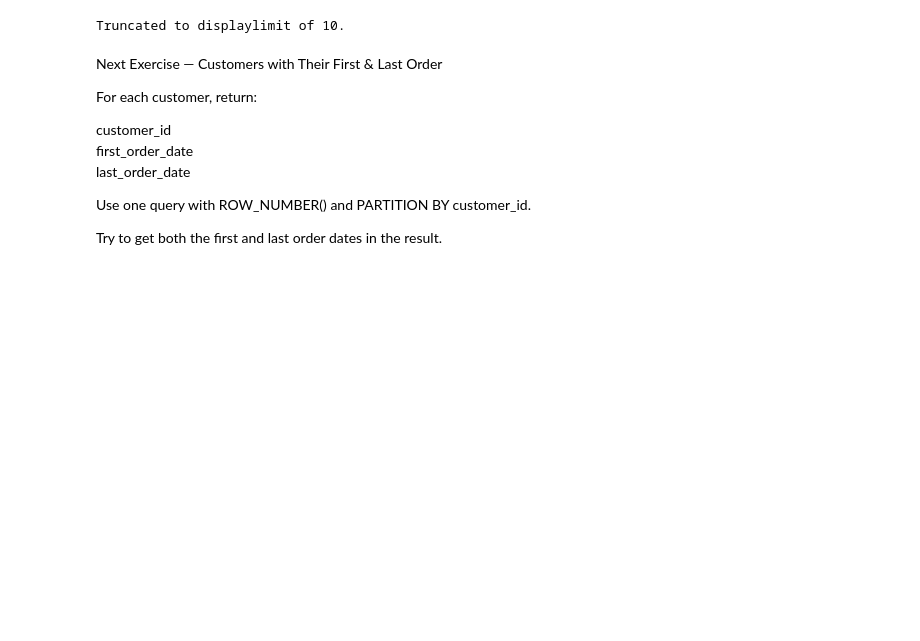
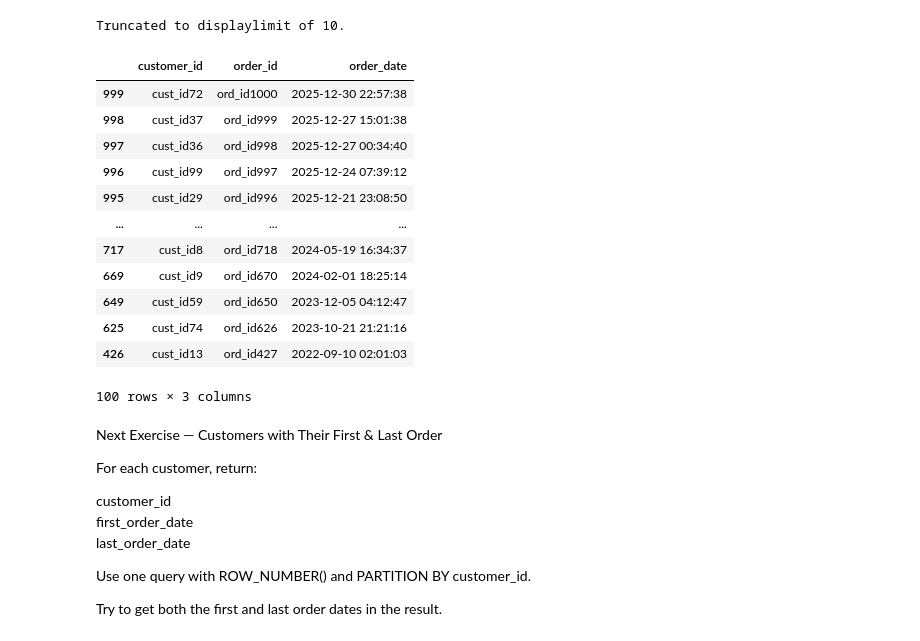
Before and after one commit to umesh-creates/sql_pandas_exercise_and_notes, a Jupyter notebook: retail_analysis exercise/date _and_time.ipynb, the cells around one changed output. Saved outputs shown, nothing was run; the diff lists cells and outputs as text; code cells hidden in the pictures; blank space fills up the shorter version.

```diff
--- a/retail_analysis exercise/date _and_time.ipynb
+++ b/retail_analysis exercise/date _and_time.ipynb
@@ -2603,6 +2633,36 @@ Running query in 'postgresql://postgres.zdtizyvifuiegbbfpsee:***@aws-0-ap-southe
 | cust_id47 | ord_id992 | 2025-12-08 01:41:16 |
 | cust_id96 | ord_id991 | 2025-12-07 14:28:03 |
 Truncated to displaylimit of 10.
+# %%
+result = (
+    orders
+    .sort_values(
+        ['customer_id', 'order_date'],
+        ascending=[True, False]
+    )
+)
+result['order_rank'] = (
+    result
+    .groupby('customer_id')['order_date']
+    .cumcount() +1
+)
+result[
+    ['customer_id', 'order_id', 'order_date']
+][result['order_rank'] == 1].sort_values('order_date', ascending=False)
+# %% [output]
+|  | customer_id | order_id | order_date |
+| 999 | cust_id72 | ord_id1000 | 2025-12-30 22:57:38 |
+| 998 | cust_id37 | ord_id999 | 2025-12-27 15:01:38 |
+| 997 | cust_id36 | ord_id998 | 2025-12-27 00:34:40 |
+| 996 | cust_id99 | ord_id997 | 2025-12-24 07:39:12 |
+| 995 | cust_id29 | ord_id996 | 2025-12-21 23:08:50 |
+| ... | ... | ... | ... |
+| 717 | cust_id8 | ord_id718 | 2024-05-19 16:34:37 |
+| 669 | cust_id9 | ord_id670 | 2024-02-01 18:25:14 |
+| 649 | cust_id59 | ord_id650 | 2023-12-05 04:12:47 |
+| 625 | cust_id74 | ord_id626 | 2023-10-21 21:21:16 |
+| 426 | cust_id13 | ord_id427 | 2022-09-10 02:01:03 |
+100 rows × 3 columns
 # %% [markdown]
 Next Exercise — Customers with Their First & Last Order
 
```
Also changed, not shown: parts of 4 cells of this notebook.
